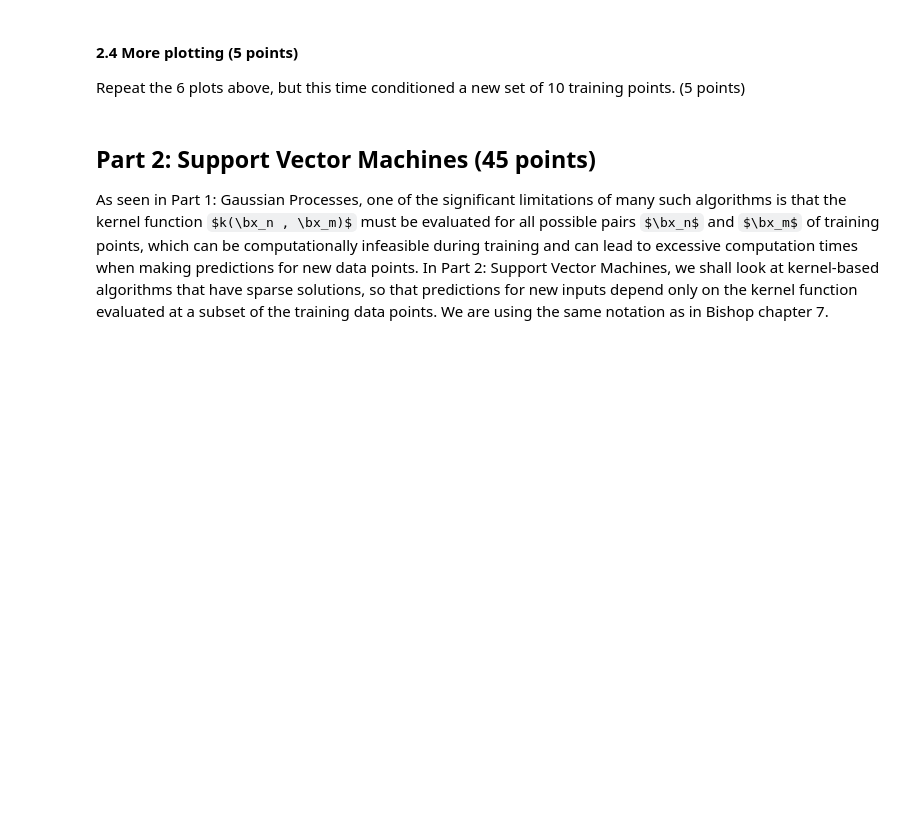
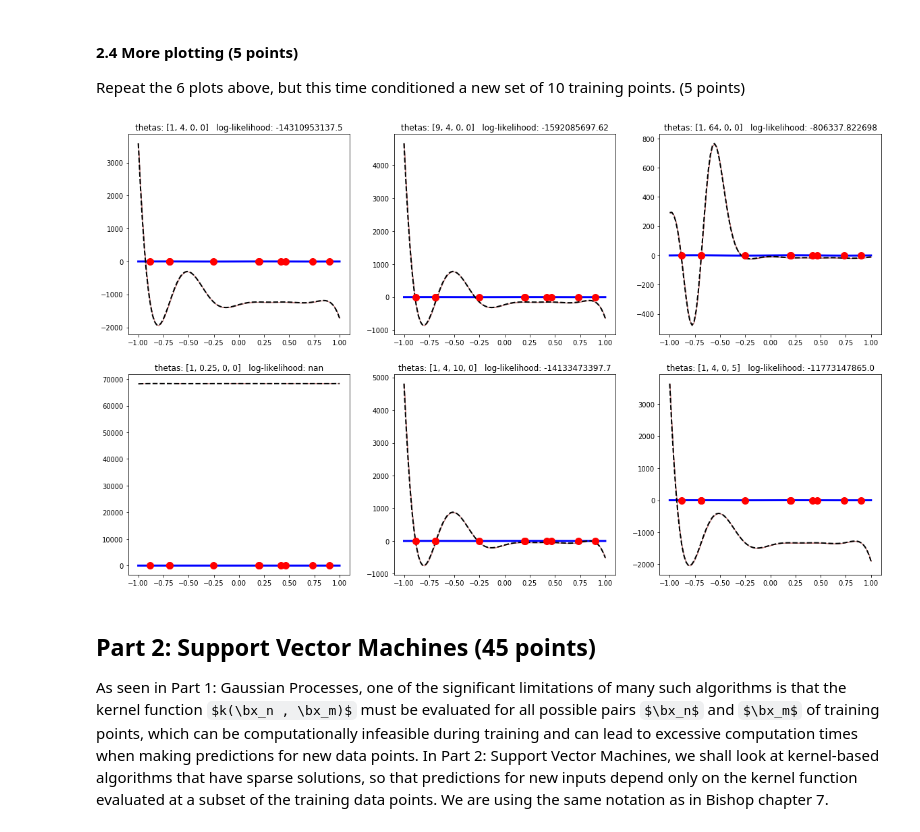
Before and after one commit to Kalsir/ml1_lab3, a Jupyter notebook: 11025352_11924462_lab3.ipynb, the cells around one changed output. Drawn from its saved outputs; the diff is of its cells as text; code cells hidden in the pictures; some formulas as TeX source; blank space fills up the shorter version.

```diff
--- a/11025352_11924462_lab3.ipynb
+++ b/11025352_11924462_lab3.ipynb
@@ -278,3 +348,8 @@ raise NotImplementedError()
+# %%
+random.seed(42)
+plotN(10)
+# %% [output]
+[figure, added]
 # %% [markdown]
 ## Part 2: Support Vector Machines (45 points)
 As seen in Part 1: Gaussian Processes, one of the significant limitations of many such algorithms is that the kernel function $k(\bx_n , \bx_m)$ must be evaluated for all possible pairs $\bx_n$ and $\bx_m$ of training points, which can be computationally infeasible during training and can lead to excessive computation times when making predictions for new data points.
```
Also changed, not shown: parts of 16 cells of this notebook.
